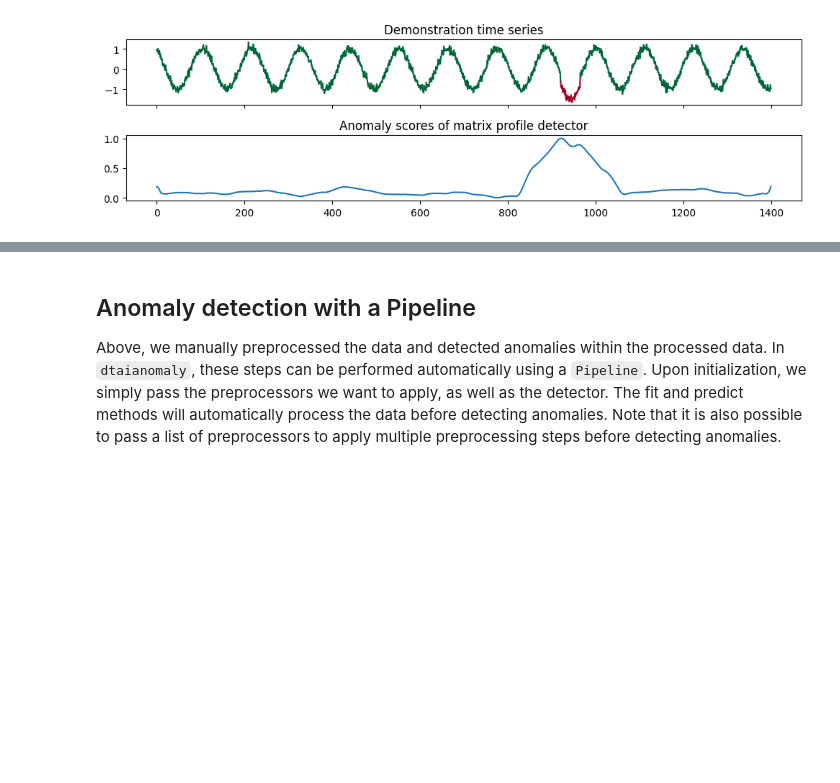
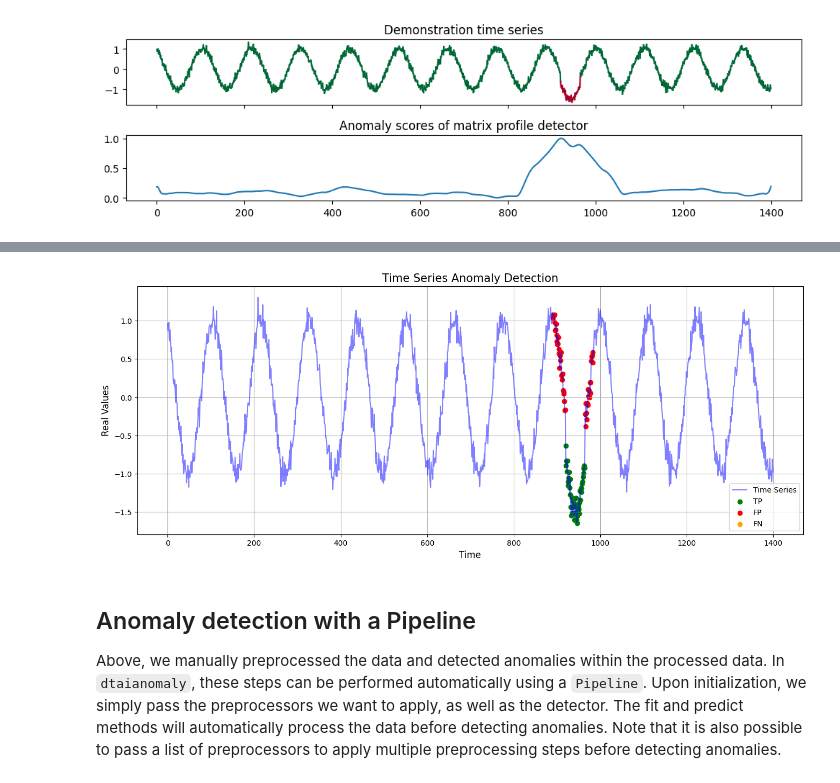
Before and after one commit to guillaumeme/dtaianomaly, a Jupyter notebook: notebooks/Anomaly-detection.ipynb, the cells around one changed output, grey strips where cells are left out. Drawn from its saved outputs; the diff is of its cells as text; code cells hidden in the pictures; blank space fills up the shorter version.

```diff
--- a/notebooks/Anomaly-detection.ipynb
+++ b/notebooks/Anomaly-detection.ipynb
@@ -55,3 +59,11 @@ fig.savefig('Demonstration-time-series-detected-anomalies.svg')
+# %%
+y_pred_binary = FixedCutoff(cutoff=0.75).threshold(y_pred)
+
+fig, ax = plt.subplots(figsize=(16, 6))
+plot_time_series_anomalies(X, y, y_pred_binary, ax=ax)
+fig.savefig('Demonstration-time-series-anomalies-detailed.svg')
+# %% [output]
+[figure, added]
 # %% [markdown]
 ## Anomaly detection with a Pipeline
 
```
Also changed, not shown: parts of 2 cells of this notebook, 7 other files.
